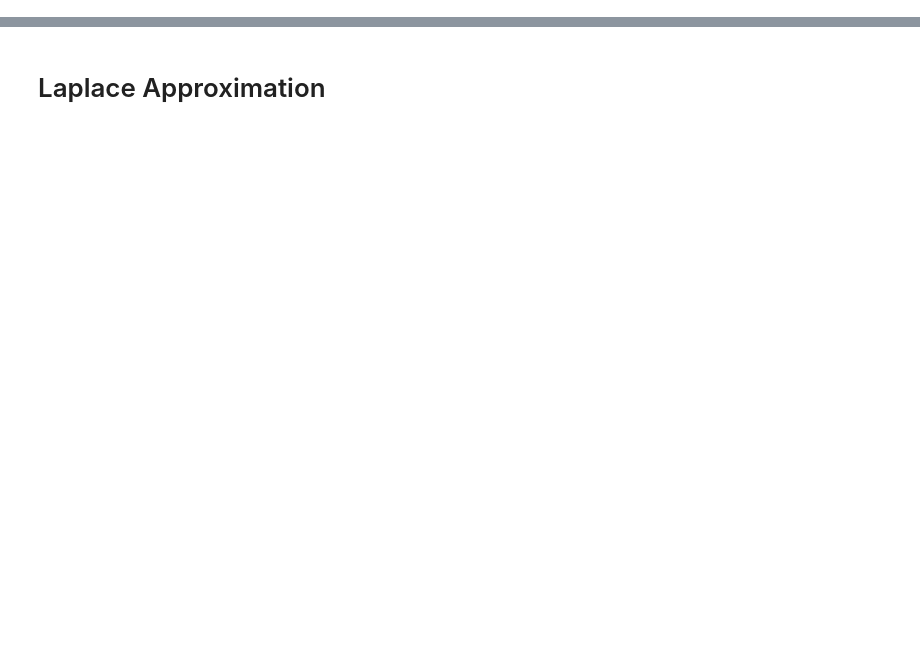
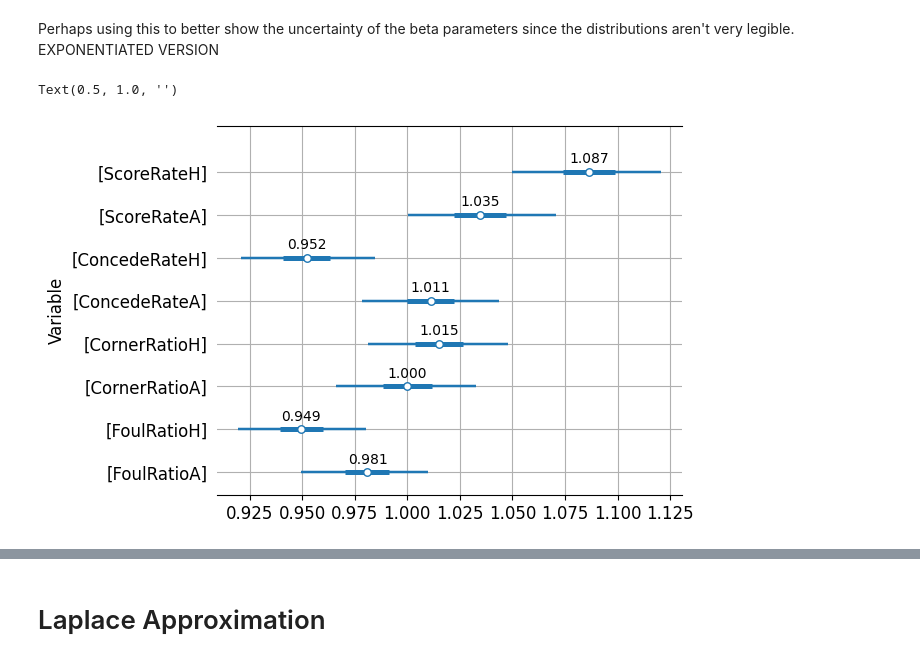
Before and after one commit to MatejVre/Bayesian_Inference, a Jupyter notebook: bayesian_inference.ipynb, the cells around one changed output, grey strips where cells are left out. Drawn from its saved outputs; the diff is of its cells as text; code cells hidden in the pictures; blank space fills up the shorter version.

```diff
--- a/bayesian_inference.ipynb
+++ b/bayesian_inference.ipynb
@@ -87,0 +94,42 @@ Text(0.5, 0, 'Coefficient (β)')
+# %% [markdown]
+Perhaps using this to better show the uncertainty of the beta parameters since the distributions aren't very legible. EXPONENTIATED VERSION
+# %%
+import arviz.labels as azl
+
+excluded_names = [n for n in names if n != "Intercept"]
+labeller = azl.MapLabeller(var_name_map={"b_": ""})
+
+summary = az.summary(idata, hdi_prob=0.95)
+
+# Drop intercept row by name or index (assuming it's last)
+summary_trimmed = summary.iloc[:-1]
+
+ax = az.plot_forest(
+    idata,
+    var_names=["b_"],
+    combined=True,
+    coords={"b": excluded_names},
+    hdi_prob=0.95,
+    labeller=labeller,
+    textsize=12,
+    transform=np.exp
+)
+means = summary_trimmed["mean"].values
+y_pos = np.arange(len(means))
+
+for i, mean in enumerate(reversed(means)):
+    ax[0].text(np.exp(mean), 0.1 + i + (-i*0.17), f"{np.exp(mean):.3f}", ha='center', va='bottom', fontsize=10, color='black')
+
+
+ax[0].grid(True, axis='both')
+ax[0].set_ylabel("Variable", size=12)
+ax[0].set_title(None)
+# # ax[0].set_xlim(-0.1, 0.15)
+
+# # Set ticks at intervals of 0.05 within that range
+# # ticks = np.arange(-0.1, 0.16, 0.05)
+# # ax[0].set_xticks(ticks)
+ax[0].set_xlabel("Coefficient (β)", size=12)
+# %% [output]
+Text(0.5, 1.0, '')
+[figure, added]
```
Also changed, not shown: parts of 8 cells of this notebook.
